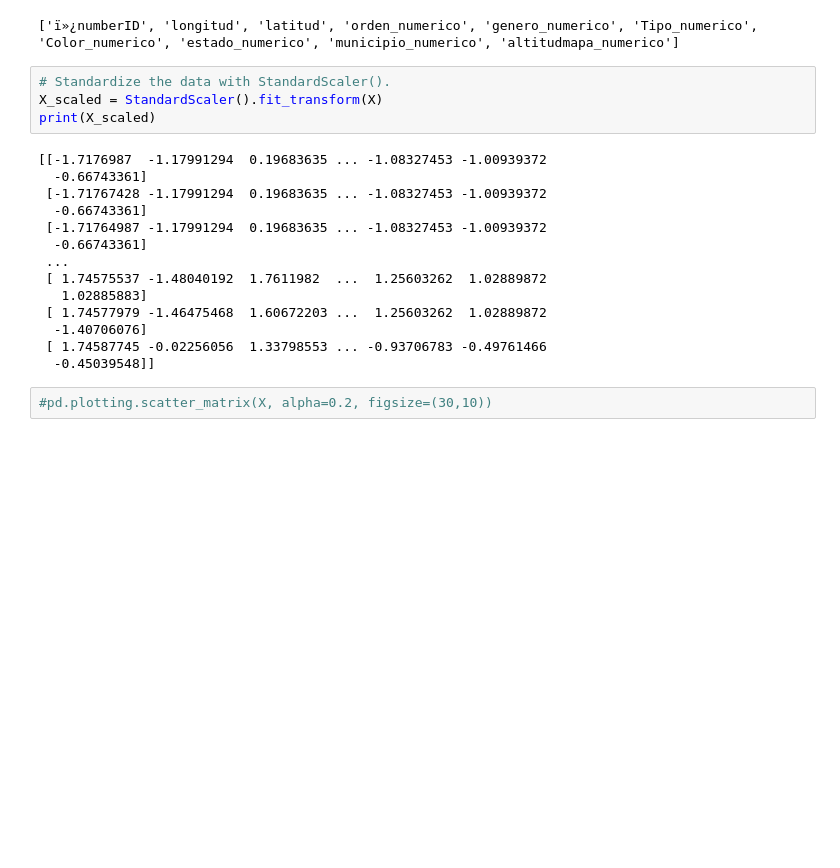
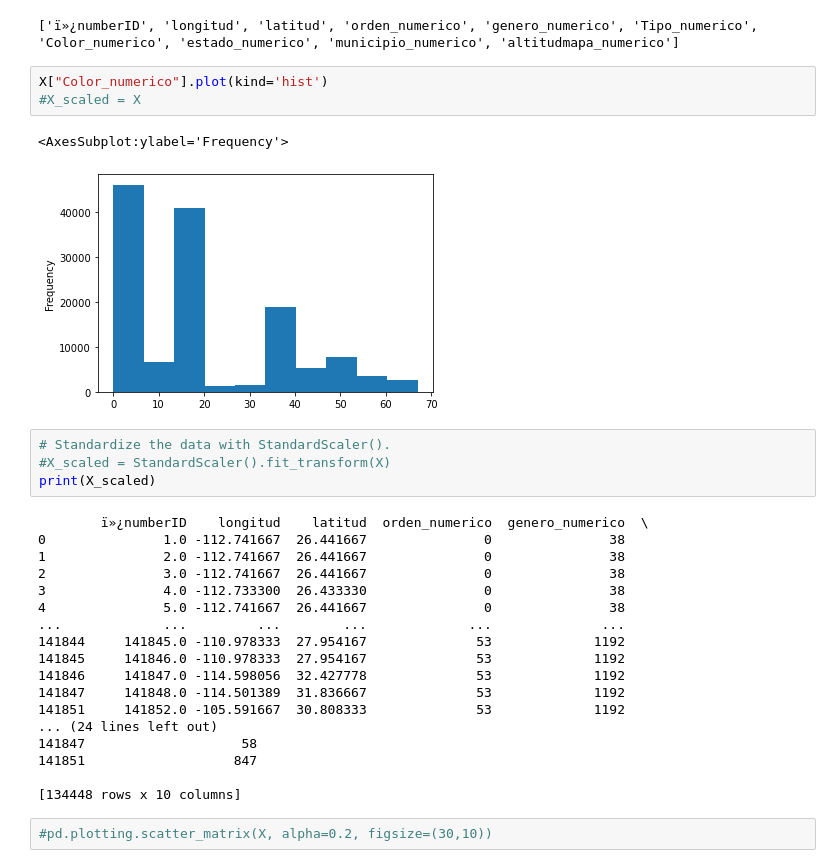
Before and after one commit to macosta2015/Unsupervised-Model-for-PlantAllocation, a Jupyter notebook: Unsupervisedmodel (clustering)-Copy1.ipynb, the cells around one changed output. Saved outputs shown, nothing was run; the diff lists cells and outputs as text; blank space fills up the shorter version.

```diff
--- a/Unsupervisedmodel (clustering)-Copy1.ipynb
+++ b/Unsupervisedmodel (clustering)-Copy1.ipynb
@@ -384,24 +384,34 @@ print(columnas_numericas)
 X = plants_df[columnas_numericas]
 # %% [output]
 ['ï»¿numberID', 'longitud', 'latitud', 'orden_numerico', 'genero_numerico', 'Tipo_numerico', 'Color_numerico', 'estado_numerico', 'municipio_numerico', 'altitudmapa_numerico']
+# %%
+X["Color_numerico"].plot(kind='hist')
+#X_scaled = X
+# %% [output]
+<AxesSubplot:ylabel='Frequency'>
+[figure, added]
 # %%
 # Standardize the data with StandardScaler().
-X_scaled = StandardScaler().fit_transform(X)
+#X_scaled = StandardScaler().fit_transform(X)
 print(X_scaled)
 # %% [output]
-[[-1.7176987  -1.17991294  0.19683635 ... -1.08327453 -1.00939372
-  -0.66743361]
- [-1.71767428 -1.17991294  0.19683635 ... -1.08327453 -1.00939372
-  -0.66743361]
- [-1.71764987 -1.17991294  0.19683635 ... -1.08327453 -1.00939372
-  -0.66743361]
- ...
- [ 1.74575537 -1.48040192  1.7611982  ...  1.25603262  1.02889872
-   1.02885883]
- [ 1.74577979 -1.46475468  1.60672203 ...  1.25603262  1.02889872
-  -1.40706076]
- [ 1.74587745 -0.02256056  1.33798553 ... -0.93706783 -0.49761466
-  -0.45039548]]
+        ï»¿numberID    longitud    latitud  orden_numerico  genero_numerico  \
+0               1.0 -112.741667  26.441667               0               38
+1               2.0 -112.741667  26.441667               0               38
+2               3.0 -112.741667  26.441667               0               38
+3               4.0 -112.733300  26.433330               0               38
+4               5.0 -112.741667  26.441667               0               38
+...             ...         ...        ...             ...              ...
+141844     141845.0 -110.978333  27.954167              53             1192
+141845     141846.0 -110.978333  27.954167              53             1192
+141846     141847.0 -114.598056  32.427778              53             1192
+141847     141848.0 -114.501389  31.836667              53             1192
+141851     141852.0 -105.591667  30.808333              53             1192
+... (24 lines left out)
+141847                    58
+141851                   847
+
+[134448 rows x 10 columns]
 # %%
 #pd.plotting.scatter_matrix(X, alpha=0.2, figsize=(30,10))
 # %%
```
